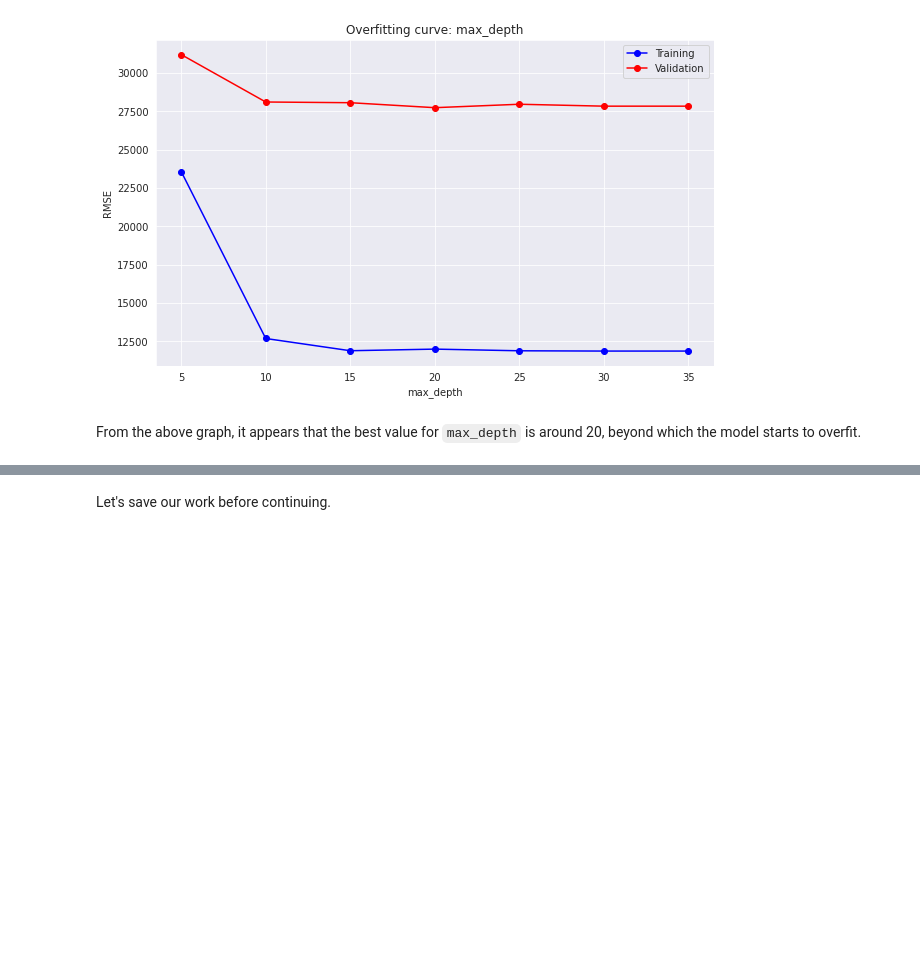
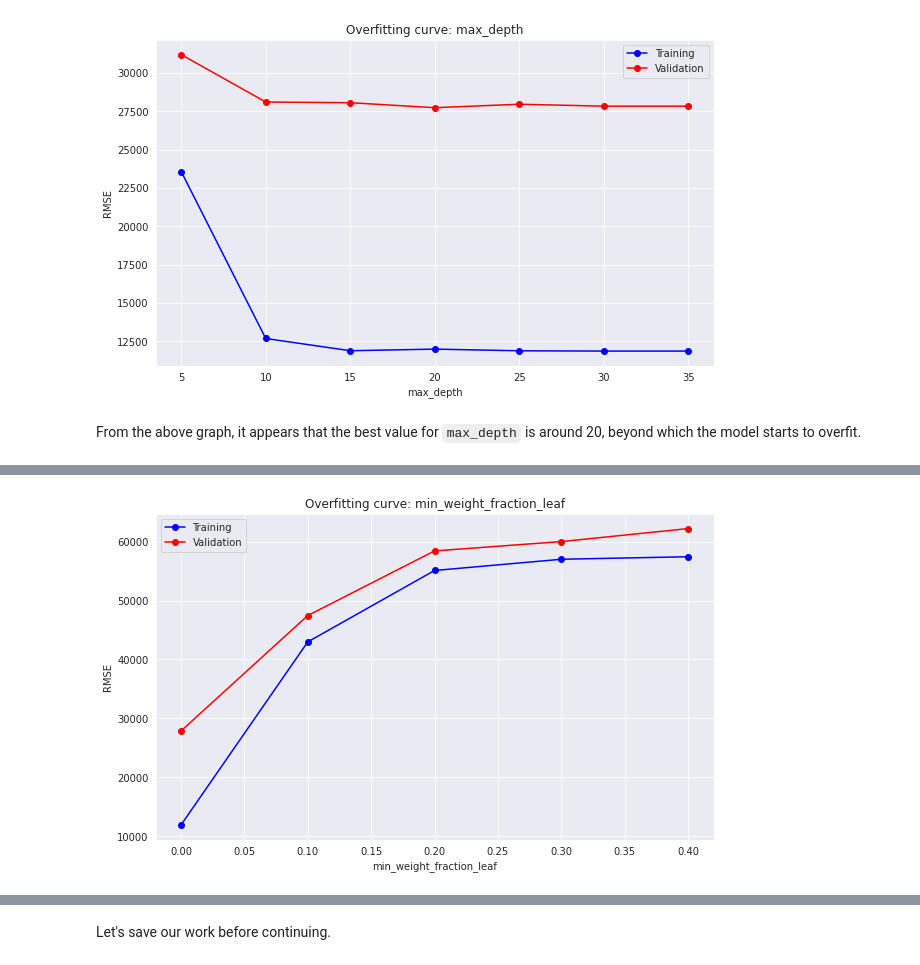
Before and after one commit to akash2262/House-Price-Prediction-Using-Decision-Tree-Random-Forest, a Jupyter notebook: zerotodatascience_random_forests_assignment.ipynb, the cells around one changed output, grey strips where cells are left out. Drawn from its saved outputs; the diff is of its cells as text; code cells hidden in the pictures; blank space fills up the shorter version.

```diff
--- a/zerotodatascience_random_forests_assignment.ipynb
+++ b/zerotodatascience_random_forests_assignment.ipynb
@@ -376,0 +394,4 @@ From the above graph, it appears that the best value for `max_depth` is around 2
+# %%
+test_param_and_plot('min_weight_fraction_leaf',np.arange(0,0.5,.1))#best value=0
+# %% [output]
+[figure, added]
```
Also changed, not shown: parts of 9 cells of this notebook.
